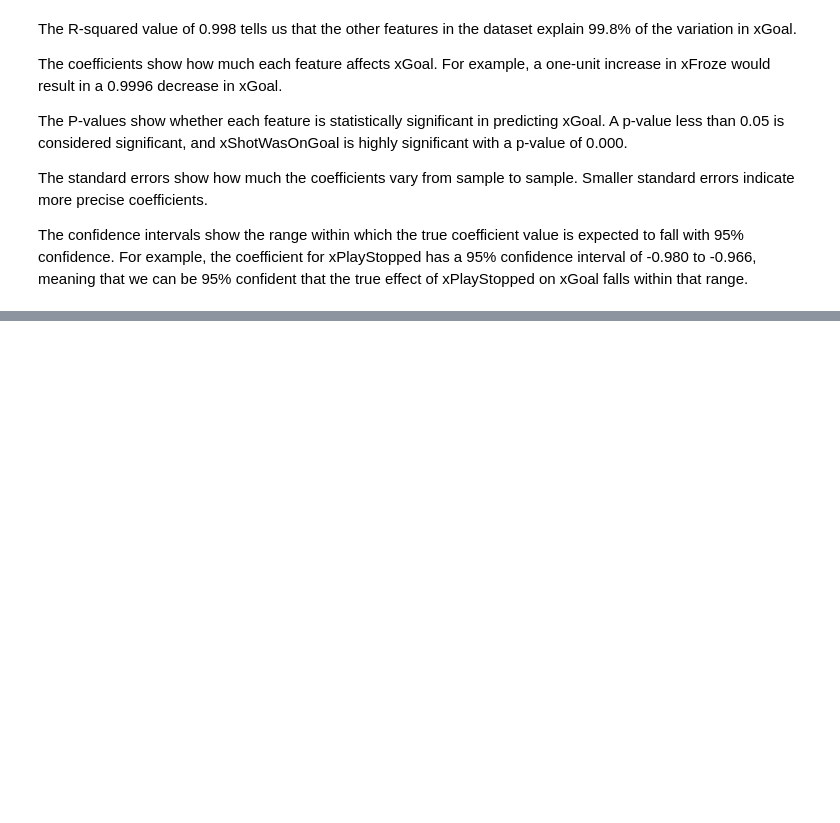
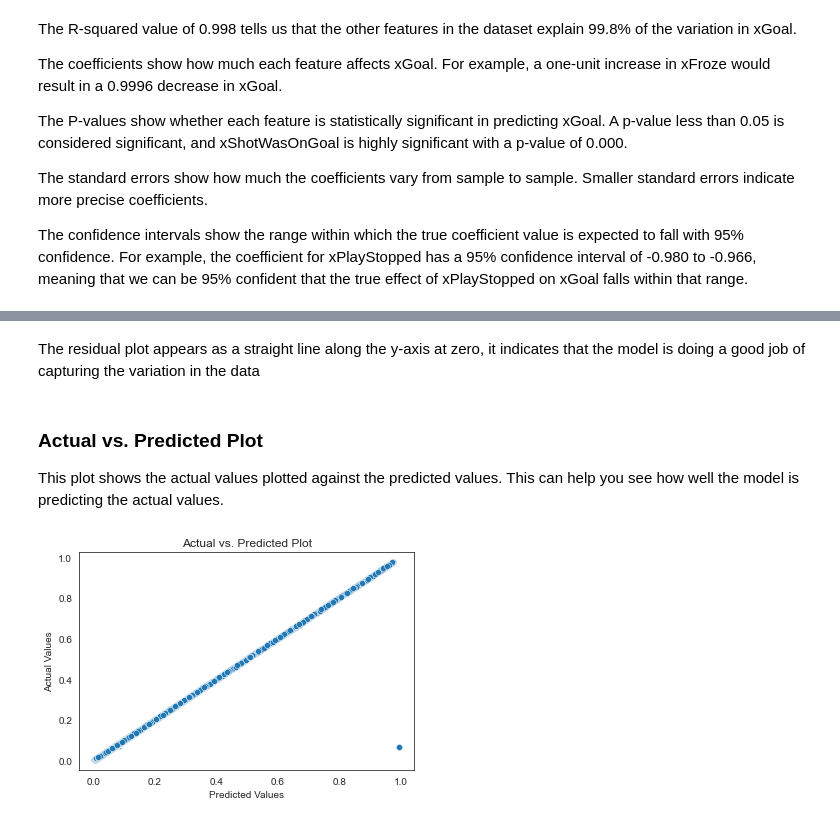
Before and after one commit to MichalOst3389/nhl_team_analysis, a Jupyter notebook: NHL Notebook.ipynb, the cells around one changed output, grey strips where cells are left out. Saved outputs shown, nothing was run; the diff lists cells and outputs as text; code cells hidden in the pictures; blank space fills up the shorter version.

```diff
--- a/NHL Notebook.ipynb
+++ b/NHL Notebook.ipynb
@@ -502,0 +520,14 @@ The confidence intervals show the range within which the true coefficient value
+# %% [markdown]
+The residual plot appears as a straight line along the y-axis at zero, it indicates that the model is doing a good job of capturing the variation in the data
+# %% [markdown]
+### Actual vs. Predicted Plot
+This plot shows the actual values plotted against the predicted values. This can help you see how well the model is predicting the actual values.
+# %%
+# create the actual vs. predicted plot
+sns.scatterplot(y_pred, y)
+plt.title('Actual vs. Predicted Plot')
+plt.xlabel('Predicted Values')
+plt.ylabel('Actual Values')
+plt.show()
+# %% [output]
+[figure, added]
```
Also changed, not shown: parts of 11 cells of this notebook.
